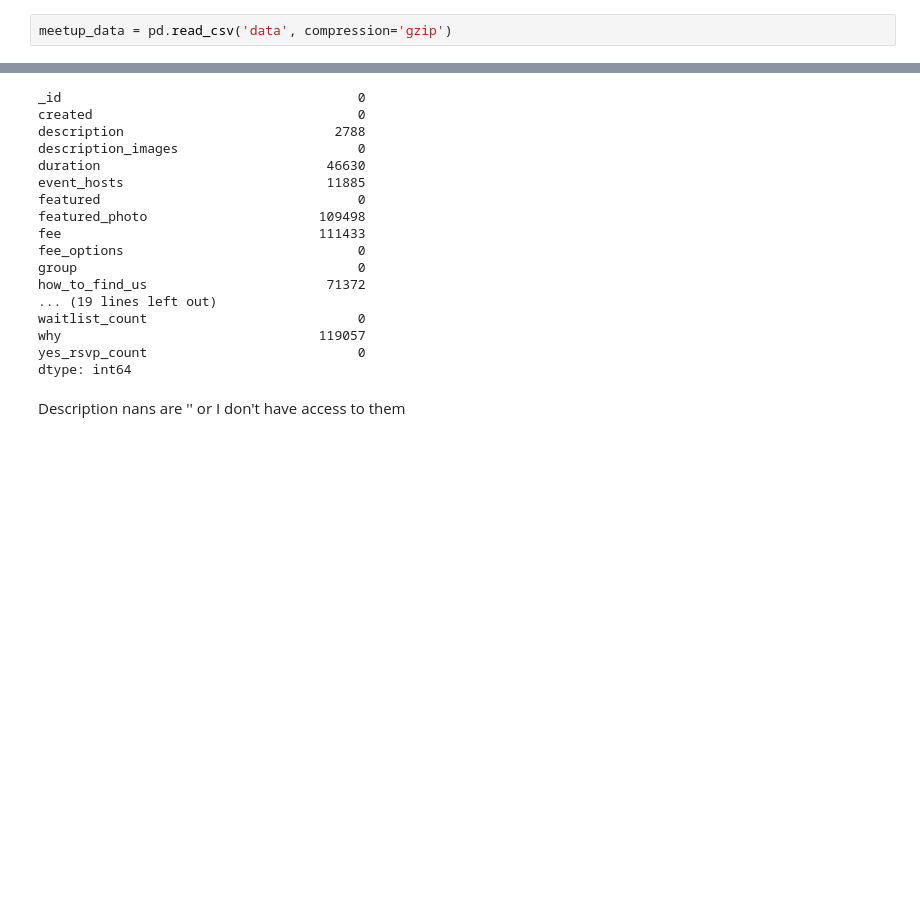
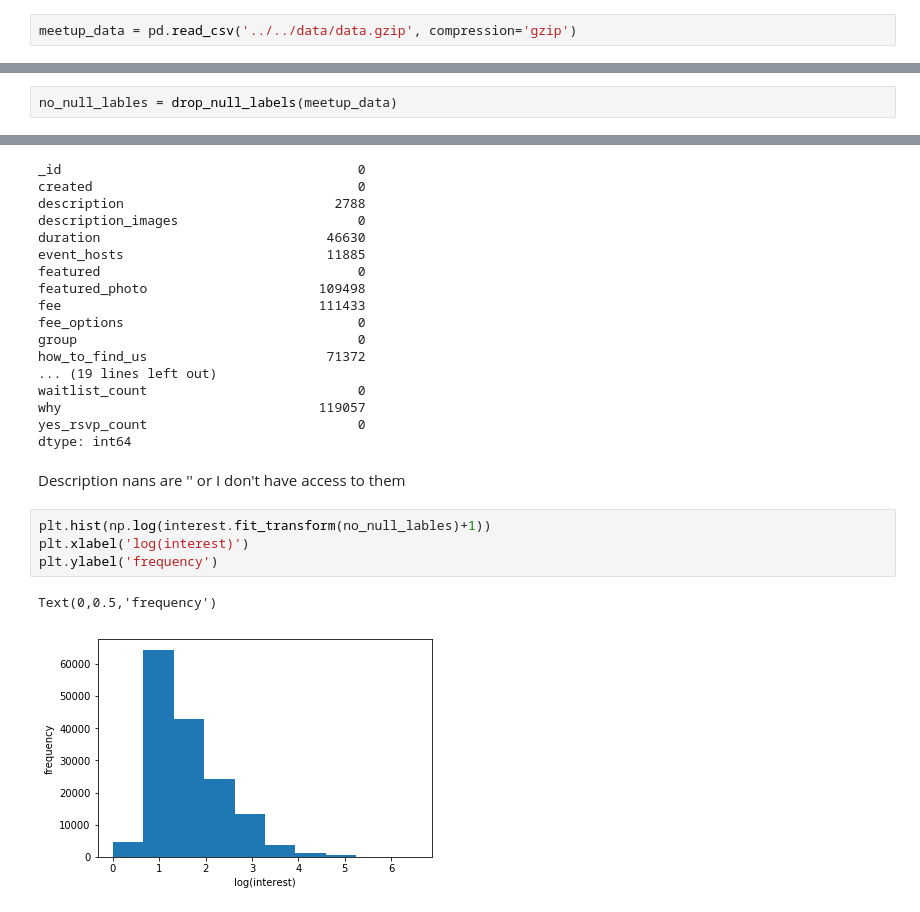
Before and after one commit to 3point14thon/meetup_rsvp_predictor, a Jupyter notebook: showup/notebooks/eda.ipynb, the cells around one changed output, grey strips where cells are left out. Saved outputs shown, nothing was run; the diff lists cells and outputs as text; blank space fills up the shorter version.

```diff
--- a/showup/notebooks/eda.ipynb
+++ b/showup/notebooks/eda.ipynb
@@ -25,5 +33,5 @@ df.to_csv('data', compression='gzip')
 # %%
-meetup_data = pd.read_csv('data', compression='gzip')
+meetup_data = pd.read_csv('../../data/data.gzip', compression='gzip')
 # %%
 df.isnull().sum()
 # %% [output]
@@ -48,0 +55,2 @@ no_null_lables = df[~df['yes_rsvp_count'].isnull()]
+# %%
+no_null_lables = drop_null_labels(meetup_data)
@@ -116,3 +122,10 @@ yes_rsvp_count                           0
 dtype: int64
 # %% [markdown]
 Description nans are '' or I don't have access to them
+# %%
+plt.hist(np.log(interest.fit_transform(no_null_lables)+1))
+plt.xlabel('log(interest)')
+plt.ylabel('frequency')
+# %% [output]
+Text(0,0.5,'frequency')
+[figure, added]
```
Also changed, not shown: parts of 43 cells of this notebook, 4 other files.
